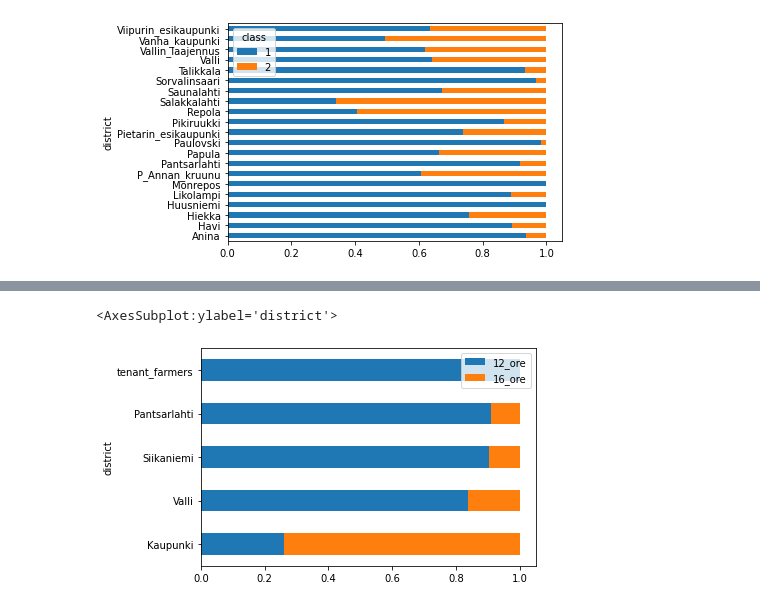
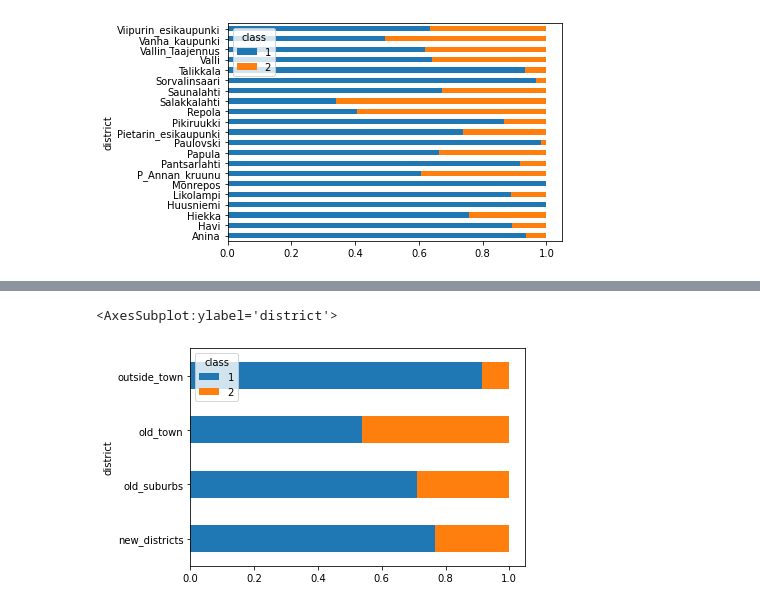
Before and after one commit to AnttiHaerkoenen/spatial_segregation, a Jupyter notebook: notebooks/building_material_1640-1880.ipynb, the cells around one changed output, grey strips where cells are left out. Saved outputs shown, nothing was run; the diff lists cells and outputs as text; code cells hidden in the pictures.

```diff
--- a/notebooks/building_material_1640-1880.ipynb
+++ b/notebooks/building_material_1640-1880.ipynb
@@ -82 +55,11 @@ cross
+# %%
+import cufflinks as cf
+
+old_town = 'Vanha_kaupunki Valli'.split()
+old_suburbs = 'Pietarin_esikaupunki Viipurin_esikaupunki P_Annan_kruunu'.split()
+new_districts = 'Salakkalahti Repola Anina Pantsarlahti Papula Vallin_laajennus Saunalahti'.split()
+outside_town = 'Sorvalinsaari Talikkala Monrepos Havi Huusniemi Likolampi Hiekka Paulovski Pikiruukki'.split()
+
+grouper = {d: 'old_town' for d in old_town} | {d: 'old_suburbs' for d in old_suburbs} |\
+          {d: 'new_districts' for d in new_districts} | {d: 'outside_town' for d in outside_town}
 # %%
@@ -160,3 +150,8 @@ income_groups_1637.plot(kind='barh', stacked=True)
 # %% [output]
 <AxesSubplot:ylabel='district'>
 [figure]
+# %%
+cross_grouped = cross.groupby(
+    by=grouper,
+).sum()
+cross_grouped
@@ -172,0 +180,5 @@ cross_pct.loc['Vanha_kaupunki Valli Viipurin_esikaupunki Pietarin_esikaupunki'.s
+# %%
+cross_grouped_pct = cross_grouped.copy()
+cross_grouped_pct[2] = cross_grouped[2] / cross_grouped.sum(axis=1)
+cross_grouped_pct[1] = cross_grouped[1] / cross_grouped.sum(axis=1)
+cross_grouped_pct
@@ -173,5 +192,5 @@ cross_pct.loc['Vanha_kaupunki Valli Viipurin_esikaupunki Pietarin_esikaupunki'.s
 # %%
-income_groups_1639_pct.plot(kind='barh', stacked=True)
+cross_grouped_pct.plot(kind='barh', stacked=True)
 # %% [output]
 <AxesSubplot:ylabel='district'>
-[figure, old version]
+[figure, new version]
```
Also changed, not shown: parts of 12 cells of this notebook.
